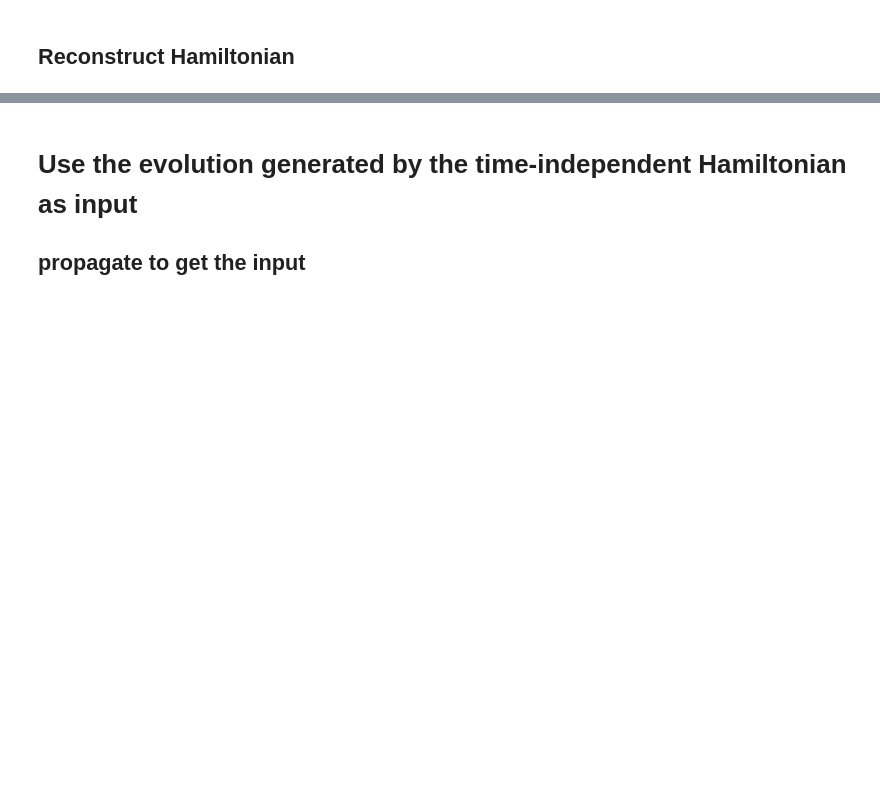
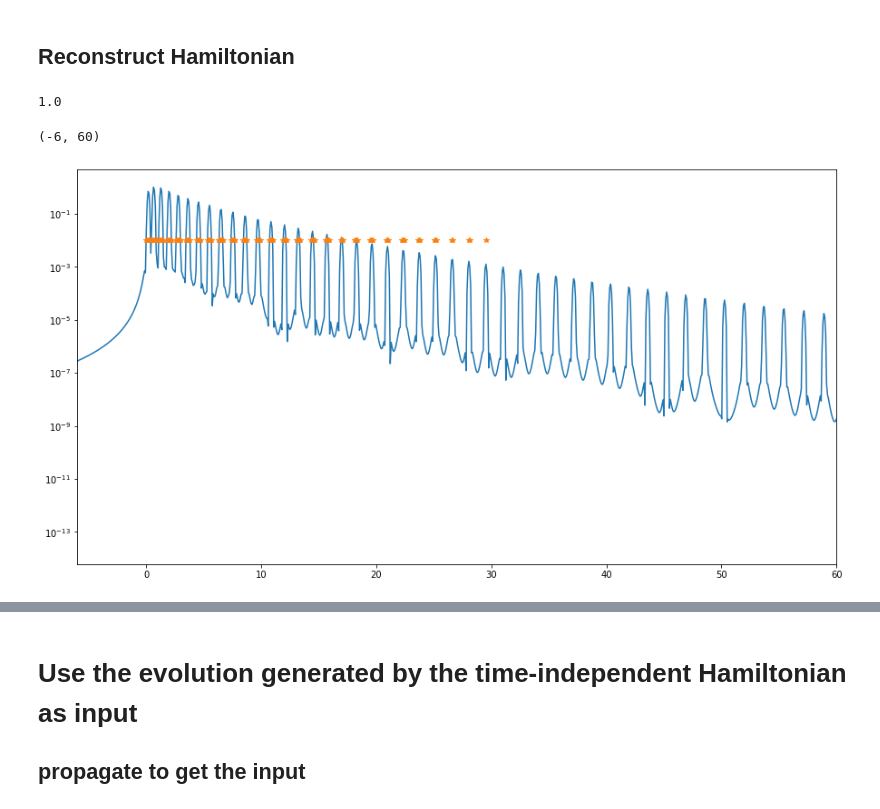
Before and after one commit to dibondar/QuantumClassicalDynamics, a Jupyter notebook: demo_recovering_hamiltonian_from_wavefunc.ipynb, the cells around one changed output, grey strips where cells are left out. Drawn from its saved outputs; the diff is of its cells as text; code cells hidden in the pictures; blank space fills up the shorter version.

```diff
--- a/demo_recovering_hamiltonian_from_wavefunc.ipynb
+++ b/demo_recovering_hamiltonian_from_wavefunc.ipynb
@@ -55,3 +55,7 @@ wavefunctions = np.array(wavefunctions)
 reconstructed_h = RecoverHamiltonian(wavefunctions, dt=quant_sys.dt)
 times = quant_sys.dt * np.arange(len(wavefunctions))
 reconstructed_wavefunctions = reconstructed_h.propagate(times)
+# %%
+reconstructed_h.weight.max()
+# %% [output]
+1.0
@@ -58,3 +64,10 @@ reconstructed_wavefunctions = reconstructed_h.propagate(times)
+# %%
+plt.semilogy(reconstructed_h.energy_range, reconstructed_h.weight)
+plt.semilogy(reconstructed_h.energies, 1e-2 * np.ones(reconstructed_h.energies.size), '*')#reconstructed_h.weight[indx], '*')
+plt.xlim(-6, 60)
+# %% [output]
+(-6, 60)
+[figure, added]
 # %%
 plt.subplot(121)
 
```
Also changed, not shown: parts of 10 cells of this notebook, 3 other files.
